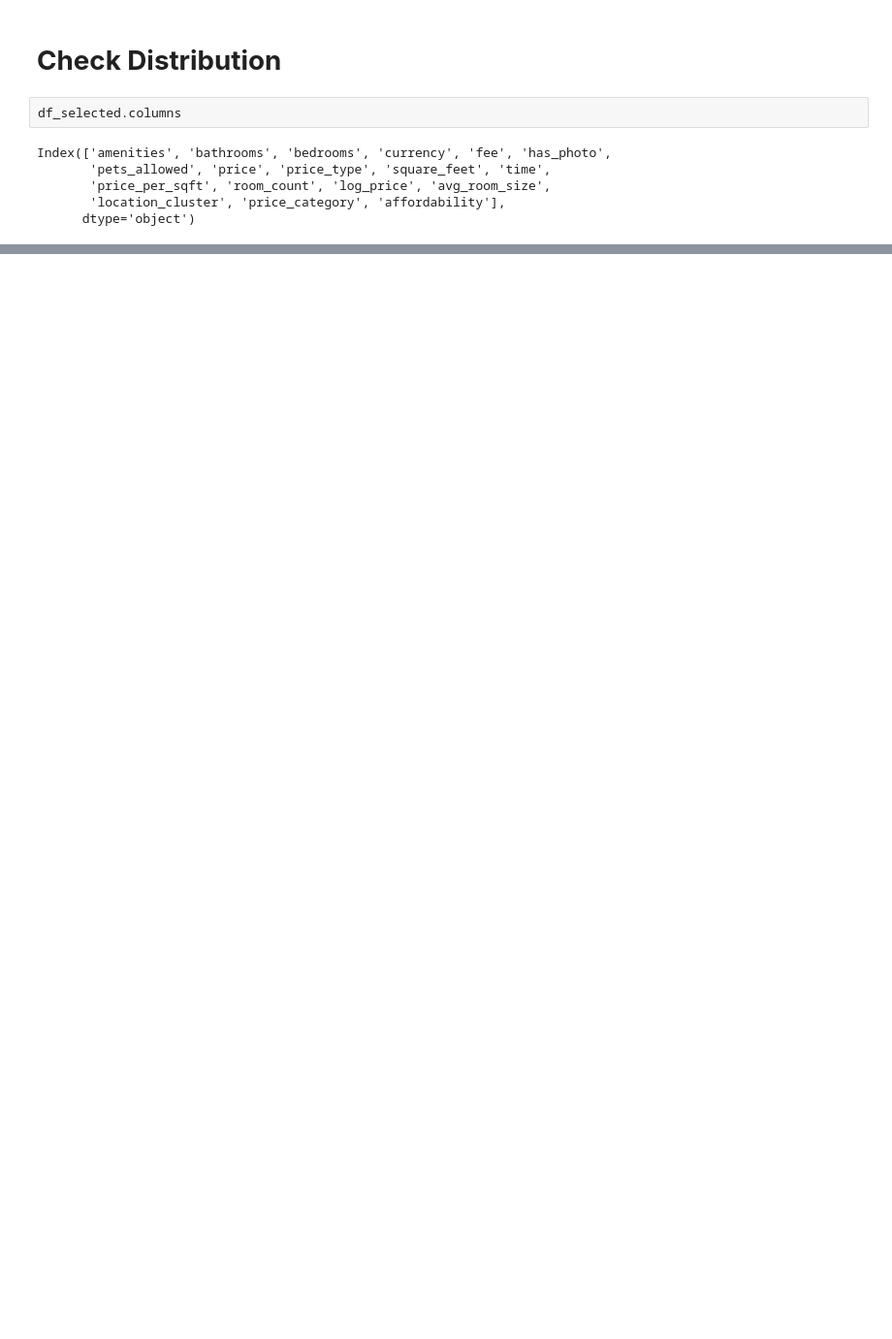
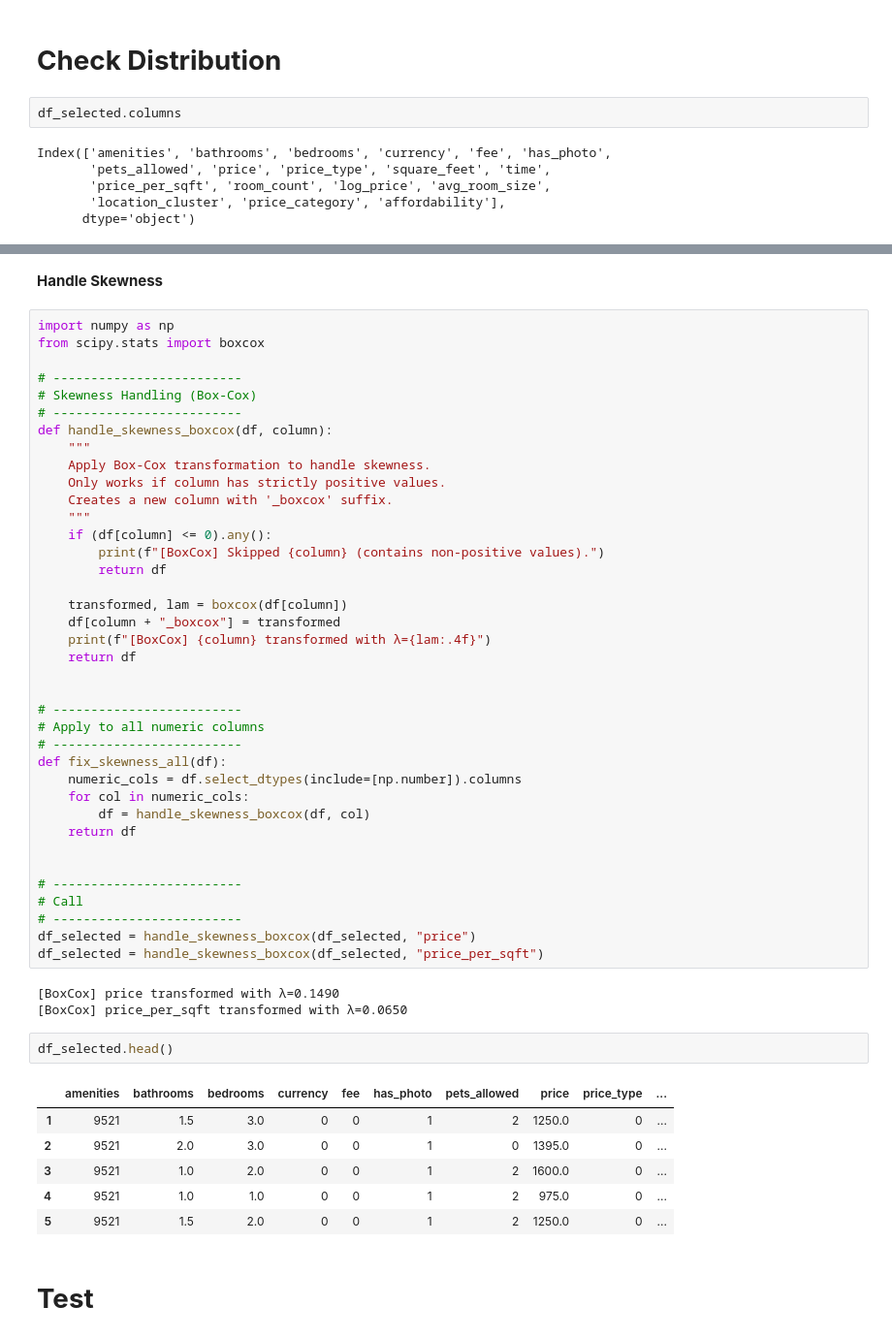
Before and after one commit to ArunK-ML/ML-DL-Classification-Regression-Model-Apartment-Rental---Dataset, a Jupyter notebook: Apartment_Rental.ipynb, the cells around one changed output, grey strips where cells are left out. Shown at 97% size. Cells and saved outputs as stored; diff of their text form; blank space fills up the shorter version.

```diff
--- a/Apartment_Rental.ipynb
+++ b/Apartment_Rental.ipynb
@@ -477,0 +552,54 @@ Name: count, dtype: int64
+# %% [markdown]
+**Handle Skewness**
+# %%
+import numpy as np
+from scipy.stats import boxcox
+
+# -------------------------
+# Skewness Handling (Box-Cox)
+# -------------------------
+def handle_skewness_boxcox(df, column):
+    """
+    Apply Box-Cox transformation to handle skewness.
+    Only works if column has strictly positive values.
+    Creates a new column with '_boxcox' suffix.
+    """
+    if (df[column] <= 0).any():
+        print(f"[BoxCox] Skipped {column} (contains non-positive values).")
+        return df
+
+    transformed, lam = boxcox(df[column])
+    df[column + "_boxcox"] = transformed
+    print(f"[BoxCox] {column} transformed with λ={lam:.4f}")
+    return df
+
+
+# -------------------------
+# Apply to all numeric columns
+# -------------------------
+def fix_skewness_all(df):
+    numeric_cols = df.select_dtypes(include=[np.number]).columns
+    for col in numeric_cols:
+        df = handle_skewness_boxcox(df, col)
+    return df
+
+
+# -------------------------
+# Call
+# -------------------------
+df_selected = handle_skewness_boxcox(df_selected, "price")
+df_selected = handle_skewness_boxcox(df_selected, "price_per_sqft")
+# %% [output]
+[BoxCox] price transformed with λ=0.1490
+[BoxCox] price_per_sqft transformed with λ=0.0650
+# %%
+df_selected.head()
+# %% [output]
+|  | amenities | bathrooms | bedrooms | currency | fee | has_photo | pets_allowed | price | price_type | ... |
+| 1 | 9521 | 1.5 | 3.0 | 0 | 0 | 1 | 2 | 1250.0 | 0 | ... |
+| 2 | 9521 | 2.0 | 3.0 | 0 | 0 | 1 | 0 | 1395.0 | 0 | ... |
+| 3 | 9521 | 1.0 | 2.0 | 0 | 0 | 1 | 2 | 1600.0 | 0 | ... |
+| 4 | 9521 | 1.0 | 1.0 | 0 | 0 | 1 | 2 | 975.0 | 0 | ... |
+| 5 | 9521 | 1.5 | 2.0 | 0 | 0 | 1 | 2 | 1250.0 | 0 | ... |
+# %% [markdown]
+# **Test**
```
Also changed, not shown: parts of 20 cells of this notebook.
